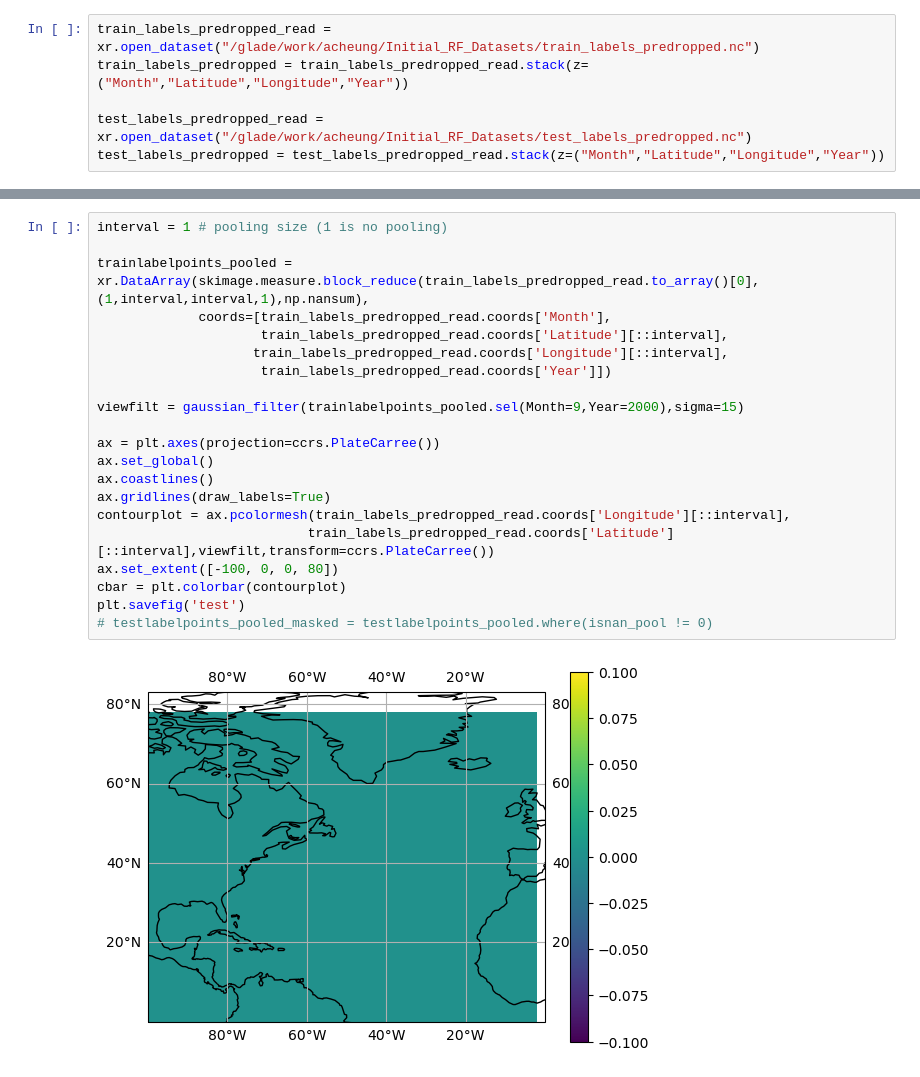
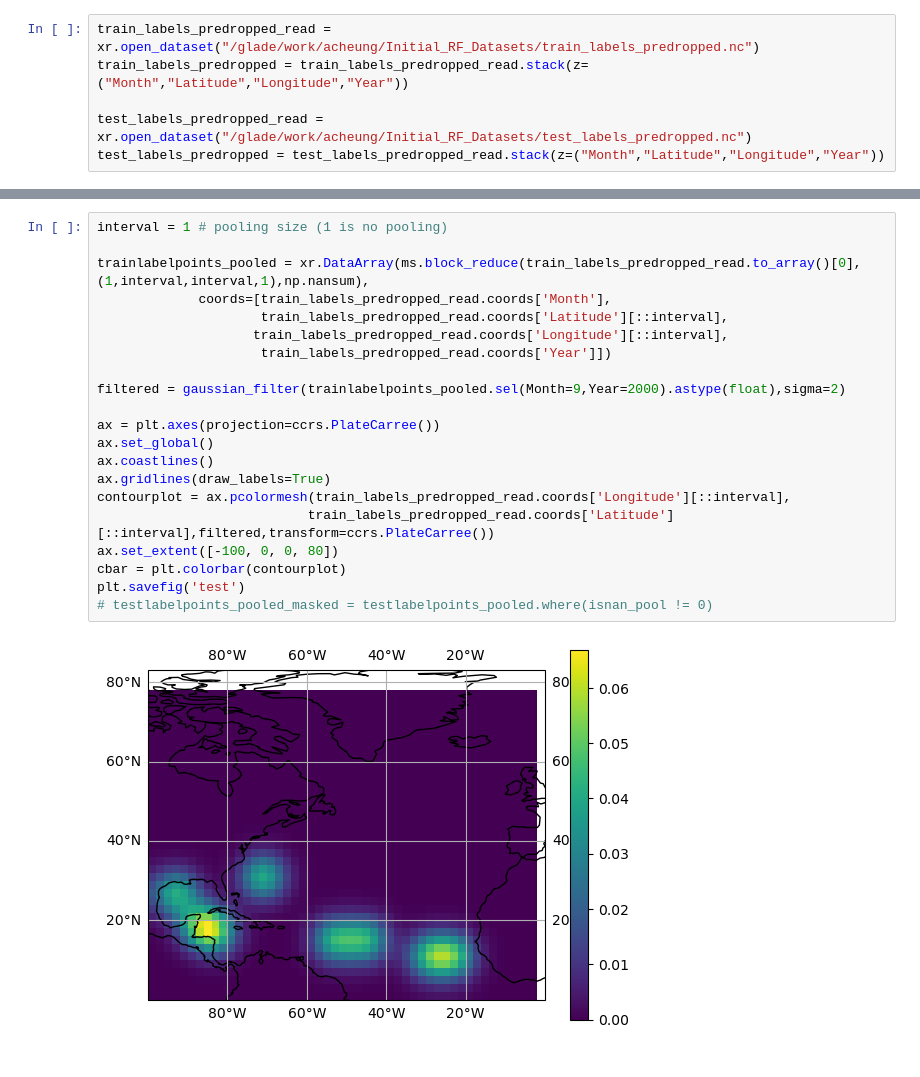
Before and after one commit to a98alvin/TC_Genesis_Index, a Jupyter notebook: Scripts/Filtering_Observations.ipynb, the cells around one changed output, grey strips where cells are left out. Drawn from its saved outputs; the diff is of its cells as text.

Commit message:
Fixed filtering

```diff
--- a/Scripts/Filtering_Observations.ipynb
+++ b/Scripts/Filtering_Observations.ipynb
@@ -67,23 +67,23 @@ plt.savefig('climo')
 # %%
 interval = 1 # pooling size (1 is no pooling)
 
-trainlabelpoints_pooled = xr.DataArray(skimage.measure.block_reduce(train_labels_predropped_read.to_array()[0], (1,interval,interval,1),np.nansum),
+trainlabelpoints_pooled = xr.DataArray(ms.block_reduce(train_labels_predropped_read.to_array()[0], (1,interval,interval,1),np.nansum),
              coords=[train_labels_predropped_read.coords['Month'],
                      train_labels_predropped_read.coords['Latitude'][::interval],
                     train_labels_predropped_read.coords['Longitude'][::interval],
                      train_labels_predropped_read.coords['Year']])
 
-viewfilt = gaussian_filter(trainlabelpoints_pooled.sel(Month=9,Year=2000),sigma=15)
+filtered = gaussian_filter(trainlabelpoints_pooled.sel(Month=9,Year=2000).astype(float),sigma=2)
 
 ax = plt.axes(projection=ccrs.PlateCarree())
 ax.set_global()
 ax.coastlines()
 ax.gridlines(draw_labels=True)
 contourplot = ax.pcolormesh(train_labels_predropped_read.coords['Longitude'][::interval],
-                           train_labels_predropped_read.coords['Latitude'][::interval],viewfilt,transform=ccrs.PlateCarree())
+                           train_labels_predropped_read.coords['Latitude'][::interval],filtered,transform=ccrs.PlateCarree())
 ax.set_extent([-100, 0, 0, 80])
 cbar = plt.colorbar(contourplot)
 plt.savefig('test')
 # testlabelpoints_pooled_masked = testlabelpoints_pooled.where(isnan_pool != 0)
 # %% [output]
-[figure, old version]
+[figure, new version]
```
Also changed, not shown: parts of 8 cells of this notebook, 3 other files.
